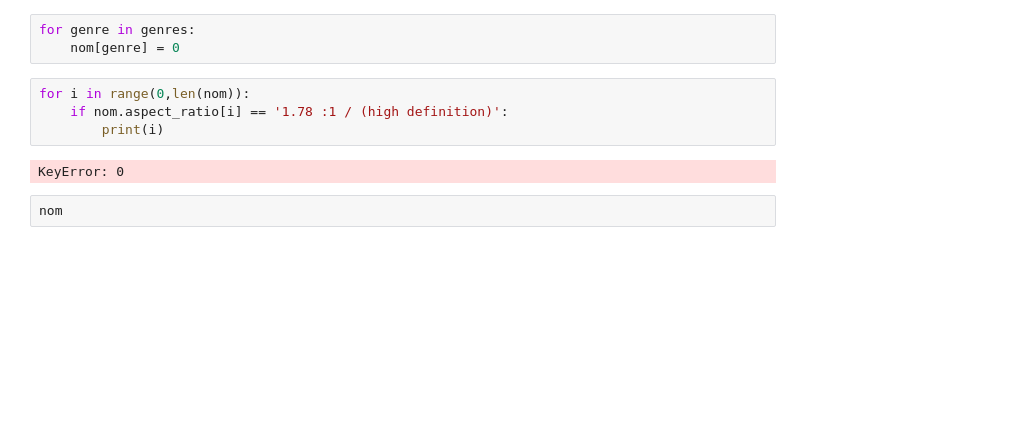
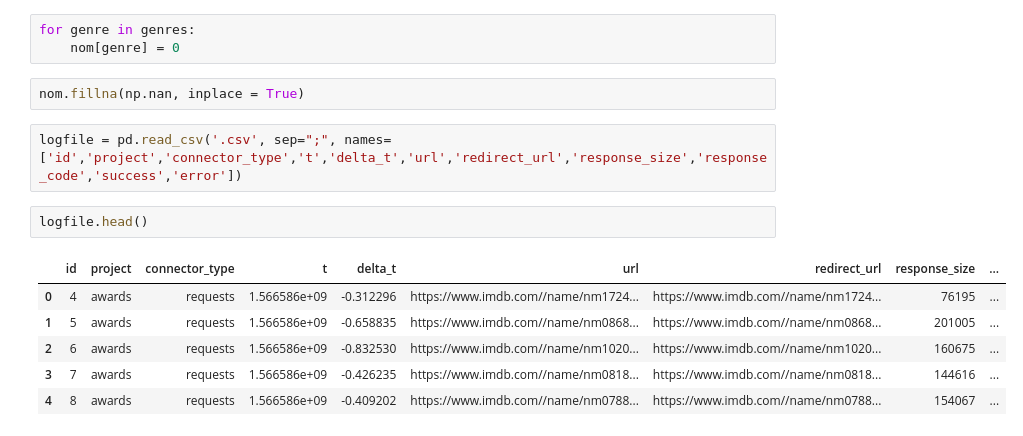
Before and after one commit to JohannesHoseth/Team-Leo, a Jupyter notebook: Data tidying.ipynb, the cells around one changed output. Saved outputs shown, nothing was run; the diff lists cells and outputs as text; blank space fills up the shorter version.

```diff
--- a/Data tidying.ipynb
+++ b/Data tidying.ipynb
@@ -53,11 +53,16 @@ See the caveats in the documentation: http://pandas.pydata.org/pandas-docs/stabl
 # %%
 for genre in genres:
     nom[genre] = 0
-# %%
-for i in range(0,len(nom)):
-    if nom.aspect_ratio[i] == '1.78 :1 / (high definition)':
-        print(i)
-# %% [output]
-KeyError: 0
-# %%
-nom
+# %%
+nom.fillna(np.nan, inplace = True)
+# %%
+logfile = pd.read_csv('.csv', sep=";", names=['id','project','connector_type','t','delta_t','url','redirect_url','response_size','response_code','success','error'])
+# %%
+logfile.head()
+# %% [output]
+|  | id | project | connector_type | t | delta_t | url | redirect_url | response_size | ... |
+| 0 | 4 | awards | requests | 1.566586e+09 | -0.312296 | https://www.imdb.com//name/nm1724... | https://www.imdb.com//name/nm1724... | 76195 | ... |
+| 1 | 5 | awards | requests | 1.566586e+09 | -0.658835 | https://www.imdb.com//name/nm0868... | https://www.imdb.com//name/nm0868... | 201005 | ... |
+| 2 | 6 | awards | requests | 1.566586e+09 | -0.832530 | https://www.imdb.com//name/nm1020... | https://www.imdb.com//name/nm1020... | 160675 | ... |
+| 3 | 7 | awards | requests | 1.566586e+09 | -0.426235 | https://www.imdb.com//name/nm0818... | https://www.imdb.com//name/nm0818... | 144616 | ... |
+| 4 | 8 | awards | requests | 1.566586e+09 | -0.409202 | https://www.imdb.com//name/nm0788... | https://www.imdb.com//name/nm0788... | 154067 | ... |
```
Also changed, not shown: parts of 1 cell of this notebook, 3 other files.
